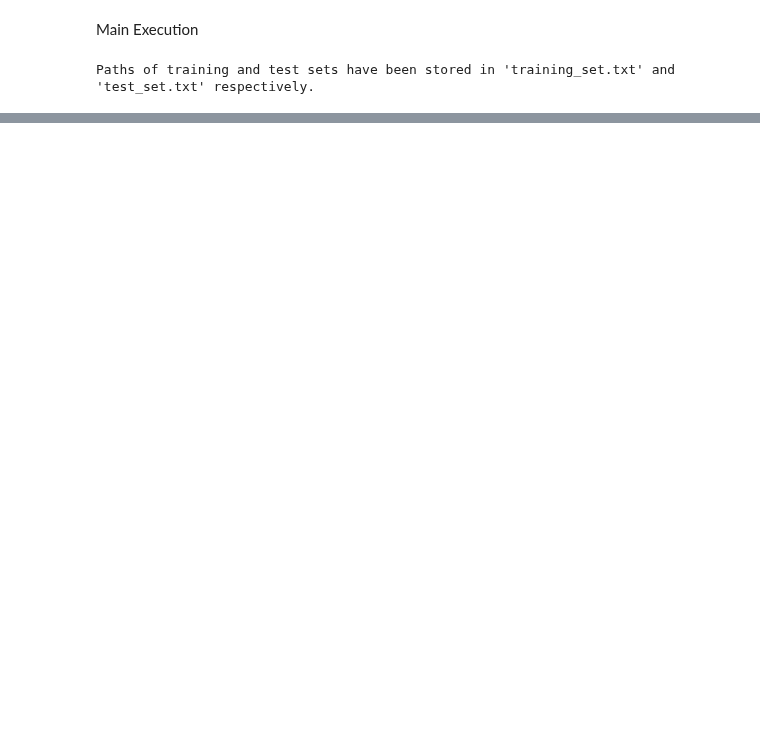
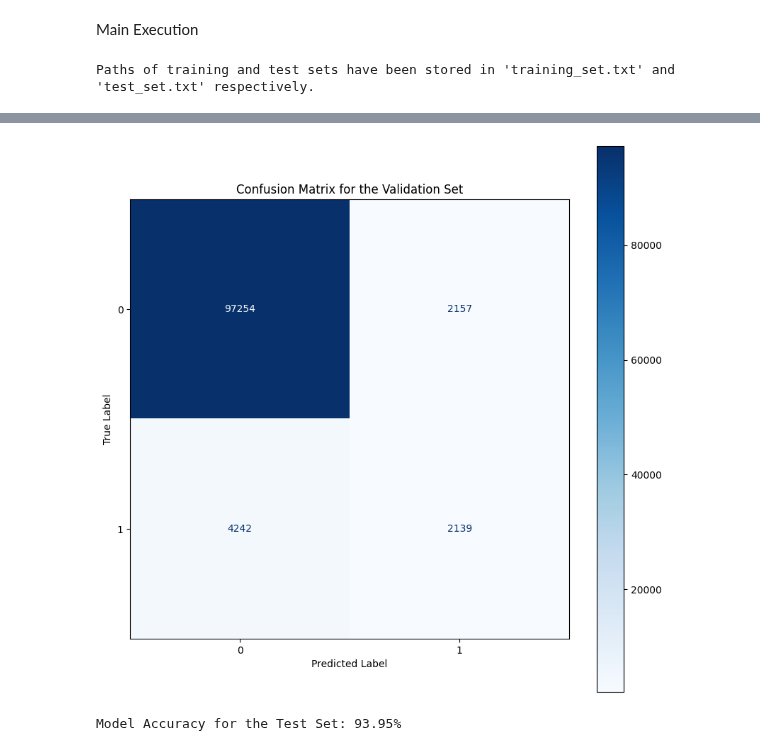
Before and after one commit to inesbsilveira/2nd-semester-2023, a Jupyter notebook: 20230911_workinprogress.ipynb, the cells around one changed output, grey strips where cells are left out. Cells and saved outputs as stored; diff of their text form; code cells hidden in the pictures; blank space fills up the shorter version.

```diff
--- a/20230911_workinprogress.ipynb
+++ b/20230911_workinprogress.ipynb
@@ -282,0 +371,25 @@ display_sample_predictions(test_files, test_dl, learn, image_folder, label_folde
+# %%
+import matplotlib.pyplot as plt
+from sklearn.metrics import confusion_matrix, ConfusionMatrixDisplay
+
+# Perform inference on the test set
+preds, _ = learn.get_preds(dl=dls.valid)
+
+# Convert the predicted masks to a numpy array
+predicted_masks = preds.argmax(dim=1).numpy()
+
+# Get the ground truth masks for the test set
+true_masks = [y for _, y in dls.valid]
+
+# Convert the list of true masks to a numpy array
+true_masks = torch.cat(true_masks).cpu().numpy()
+
+# Flatten the masks to be 1D arrays
+true_masks_flat = true_masks.ravel()
+predicted_masks_flat = predicted_masks.ravel()
+
+# Calculate the confusion matrix for the test set
+conf_matrix = confusion_matrix(true_masks_flat, predicted_masks_flat)
+
+print("Confusion Matrix for the Test Set:")
+print(conf_matrix)
@@ -282,0 +401,30 @@ display_sample_predictions(test_files, test_dl, learn, image_folder, label_folde
+# %%
+# Create a figure and axes
+fig, ax = plt.subplots(figsize=(10, 10))
+
+# Plot the confusion matrix as a heatmap
+disp = ConfusionMatrixDisplay(confusion_matrix=conf_matrix)
+disp.plot(cmap='Blues', ax=ax)
+
+# Set the title and axis labels
+ax.set_title('Confusion Matrix for the Validation Set')
+ax.set_xlabel('Predicted Label')
+ax.set_ylabel('True Label')
+
+# Show the plot
+plt.show()
+# %% [output]
+[figure, added]
+# %%
+# Calculate the total number of pixels
+total_pixels = len(true_masks_flat)
+
+# Calculate the number of correctly predicted pixels (True Positives + True Negatives)
+correct_pixels = np.sum(true_masks_flat == predicted_masks_flat)
+
+# Calculate the model accuracy
+accuracy = correct_pixels / total_pixels
+
+print("Model Accuracy for the Test Set: {:.2f}%".format(accuracy * 100))
+# %% [output]
+Model Accuracy for the Test Set: 93.95%
```
Also changed, not shown: parts of 17 cells of this notebook.
